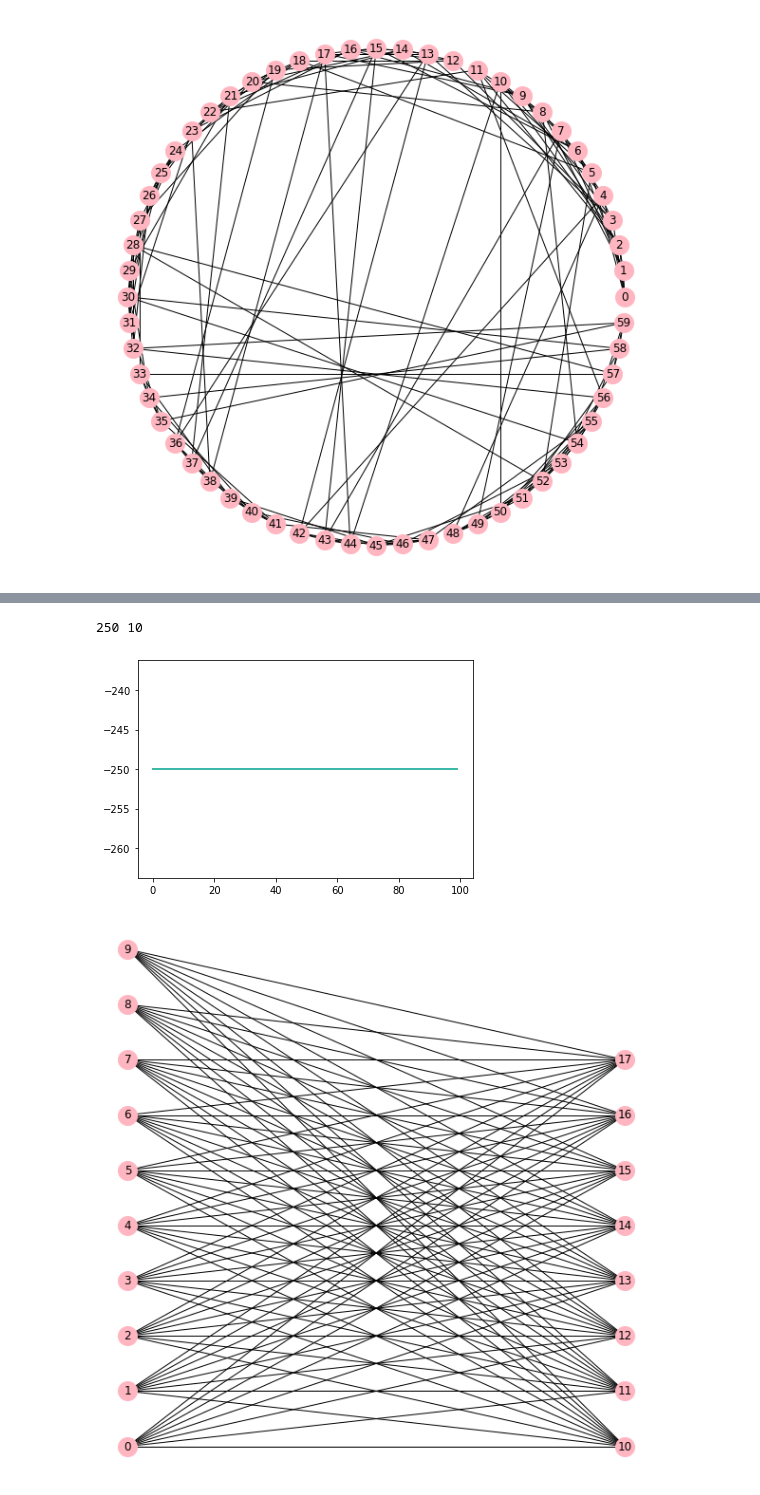
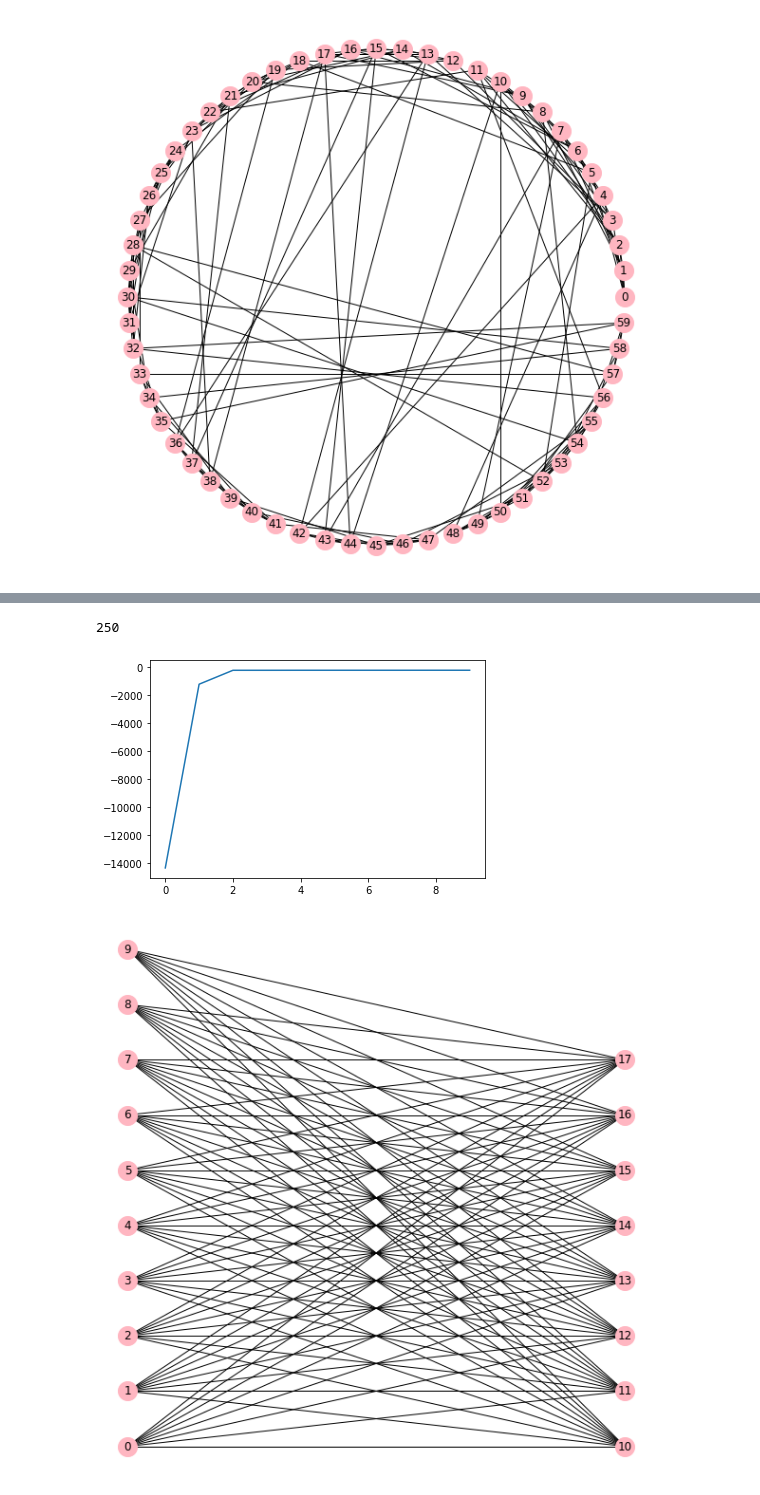
Before and after one commit to cerovic01/minimum_vertex_cover_ga, a Jupyter notebook: minimum_vertex_cover.ipynb, the cells around one changed output, grey strips where cells are left out. Cells and saved outputs as stored; diff of their text form; code cells hidden in the pictures.

```diff
--- a/minimum_vertex_cover.ipynb
+++ b/minimum_vertex_cover.ipynb
@@ -69,7 +70,7 @@ def min_vertex_cover_greedy(G):
 # %%
 class Individual:
     def __init__(self, G):
-        self.code = [random.random() < 0.5 for _ in range(len(G.nodes))]
+        self.code = [random.random() < 0.7 for _ in range(len(G.nodes))]
         self.fitness = self.calc_fitness(G)
         self.G = G
 
@@ -101,7 +114,10 @@ def selection(population, tournament_size):
 # %%
 # ravnomerno ukrstanje
 
-def crossover1(parent1, parent2, child1, child2):
+def crossover1(parent1, parent2):
+
+    child1 = Individual(parent1.G)
+    child2 = Individual(parent1.G)
 
     for i in range(len(parent1.code)):
         if random.random() < 0.5:
@@ -110,6 +126,8 @@ def crossover1(parent1, parent2, child1, child2):
         else:
             child1.code[i] = parent2.code[i]
             child2.code[i] = parent1.code[i]
+
+    return child1, child2
 # %%
 # dvopoziciono ukrstanje
 
@@ -263,18 +297,12 @@ plt.show()
 [figure]
 # %%
 C500 = nx.cycle_graph(500)
-# %%
-results=[]
-for _ in range(10):
-    min_vc = min_vertex_cover_genetic(C500, iters=100, crossover=2, mutation_rate=0.01)
-    results.append(len(min_vc))
-
-results.sort()
-for i, j in itertools.groupby(results):
-    print(i, len(list(j)))
-# %% [output]
-250 10
-[figure, removed]
+# %%
+min_vc = min_vertex_cover_genetic(C500, iters=10, crossover=2, mutation_rate=0.01)
+print(len(min_vc))
+# %% [output]
+250
+[figure, added]
 # %%
 
 K108 = nx.complete_bipartite_graph(10, 8)
```
Also changed, not shown: parts of 11 cells of this notebook.
